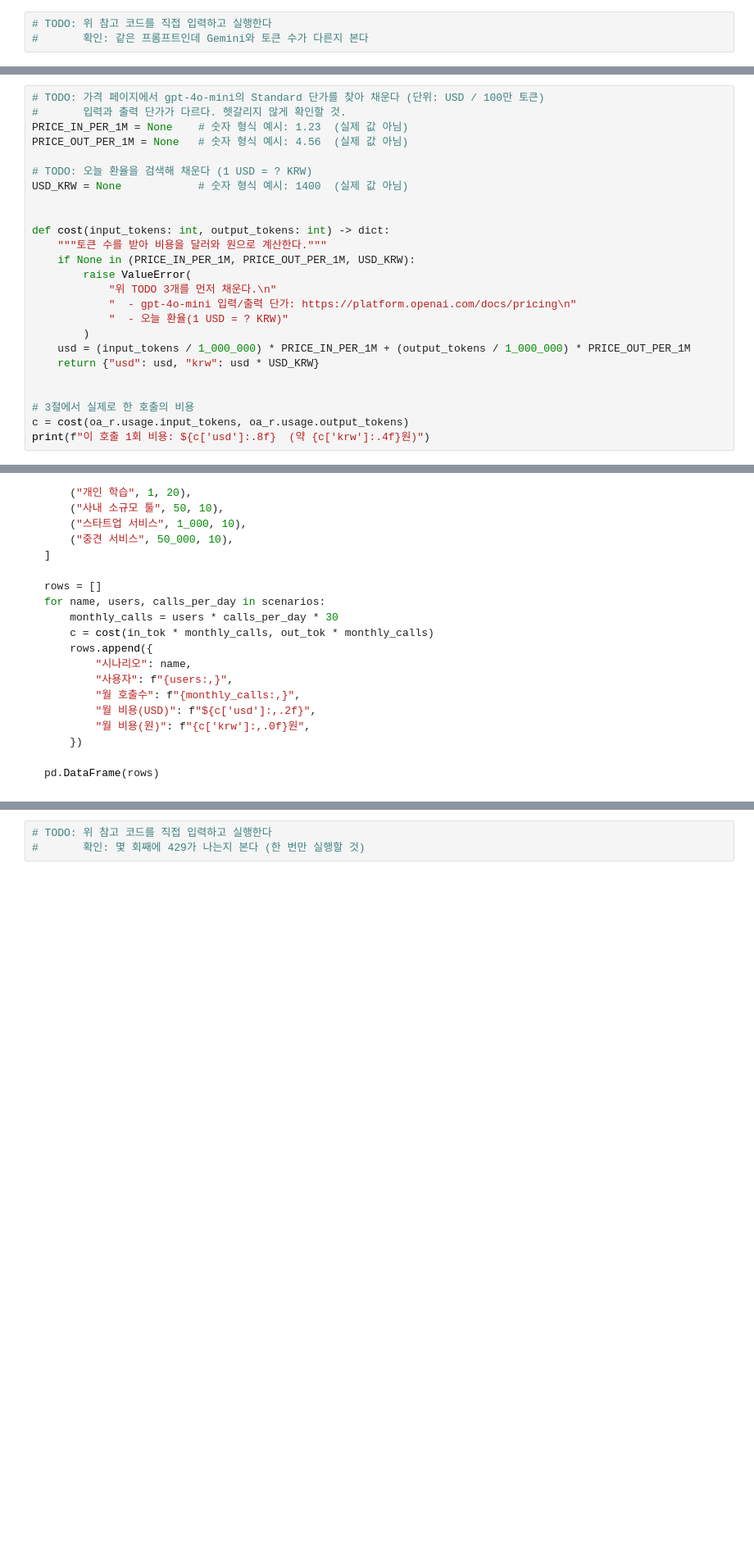
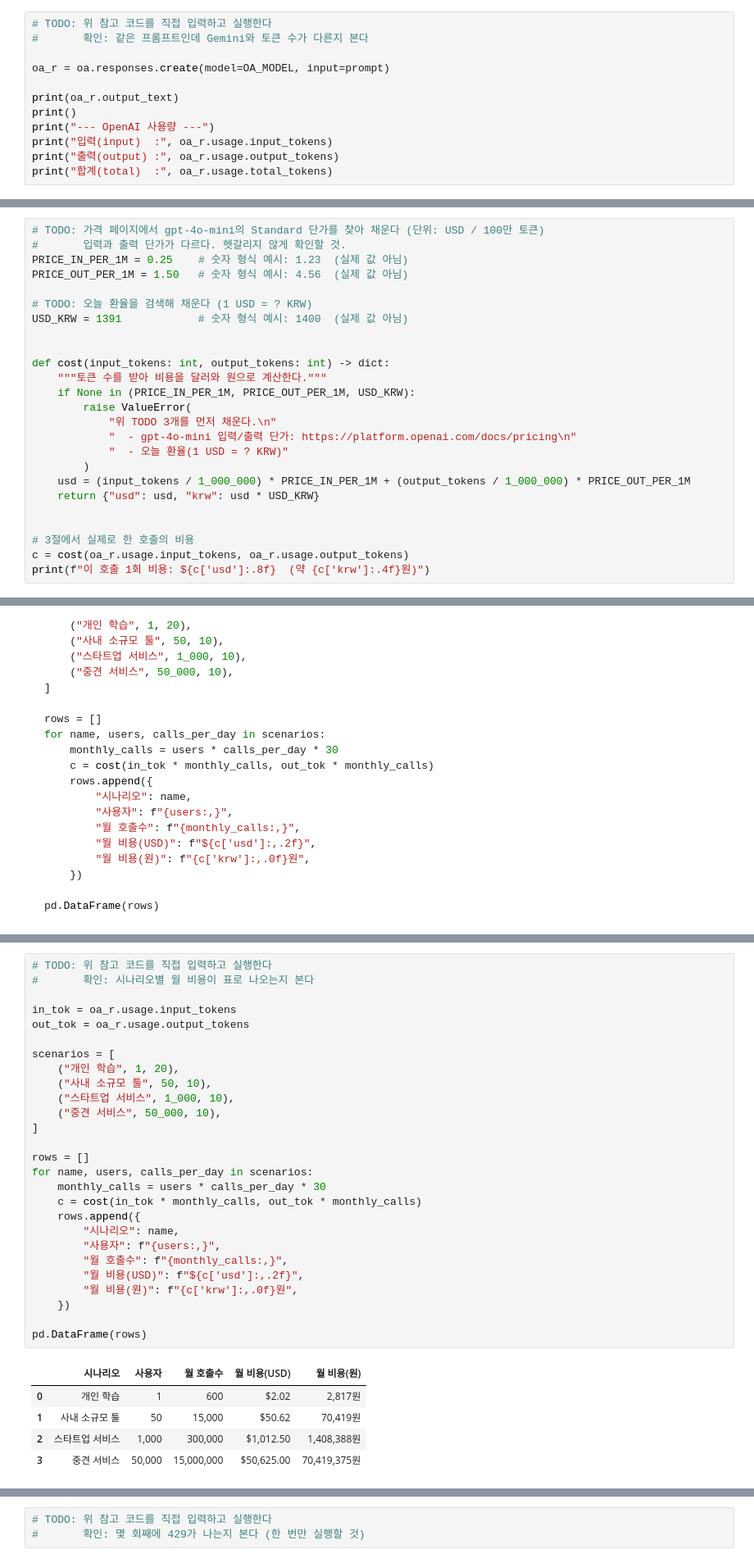
Before and after one commit to Kyeongrak-Choi/AI-Orchestration-Lab, a Jupyter notebook: 2026-aio2_llm-api/notebooks/02_tokens_and_cost.ipynb, the cells around one changed output, grey strips where cells are left out. Shown at 82% size. Saved outputs shown, nothing was run; the diff lists cells and outputs as text; blank space fills up the shorter version.

```diff
--- a/2026-aio2_llm-api/notebooks/02_tokens_and_cost.ipynb
+++ b/2026-aio2_llm-api/notebooks/02_tokens_and_cost.ipynb
@@ -177,3 +260,12 @@ print("합계(total)  :", oa_r.usage.total_tokens)
 # %%
 # TODO: 위 참고 코드를 직접 입력하고 실행한다
 #       확인: 같은 프롬프트인데 Gemini와 토큰 수가 다른지 본다
+
+oa_r = oa.responses.create(model=OA_MODEL, input=prompt)
+
+print(oa_r.output_text)
+print()
+print("--- OpenAI 사용량 ---")
+print("입력(input)  :", oa_r.usage.input_tokens)
+print("출력(output) :", oa_r.usage.output_tokens)
+print("합계(total)  :", oa_r.usage.total_tokens)
@@ -192,11 +293,11 @@ print("합계(total)  :", oa_r.usage.total_tokens)
 # %%
 # TODO: 가격 페이지에서 gpt-4o-mini의 Standard 단가를 찾아 채운다 (단위: USD / 100만 토큰)
 #       입력과 출력 단가가 다르다. 헷갈리지 않게 확인할 것.
-PRICE_IN_PER_1M = None    # 숫자 형식 예시: 1.23  (실제 값 아님)
-PRICE_OUT_PER_1M = None   # 숫자 형식 예시: 4.56  (실제 값 아님)
+PRICE_IN_PER_1M = 0.25    # 숫자 형식 예시: 1.23  (실제 값 아님)
+PRICE_OUT_PER_1M = 1.50   # 숫자 형식 예시: 4.56  (실제 값 아님)
 
 # TODO: 오늘 환율을 검색해 채운다 (1 USD = ? KRW)
-USD_KRW = None            # 숫자 형식 예시: 1400  (실제 값 아님)
+USD_KRW = 1391            # 숫자 형식 예시: 1400  (실제 값 아님)
 
 
 def cost(input_tokens: int, output_tokens: int) -> dict:
@@ -260,3 +360,36 @@ pd.DataFrame(rows)
+# %%
+# TODO: 위 참고 코드를 직접 입력하고 실행한다
+#       확인: 시나리오별 월 비용이 표로 나오는지 본다
+
+in_tok = oa_r.usage.input_tokens
+out_tok = oa_r.usage.output_tokens
+
+scenarios = [
+    ("개인 학습", 1, 20),
+    ("사내 소규모 툴", 50, 10),
+    ("스타트업 서비스", 1_000, 10),
+    ("중견 서비스", 50_000, 10),
+]
+
+rows = []
+for name, users, calls_per_day in scenarios:
+    monthly_calls = users * calls_per_day * 30
+    c = cost(in_tok * monthly_calls, out_tok * monthly_calls)
+    rows.append({
+        "시나리오": name,
+        "사용자": f"{users:,}",
+        "월 호출수": f"{monthly_calls:,}",
+        "월 비용(USD)": f"${c['usd']:,.2f}",
+        "월 비용(원)": f"{c['krw']:,.0f}원",
+    })
+
+pd.DataFrame(rows)
+# %% [output]
+|  | 시나리오 | 사용자 | 월 호출수 | 월 비용(USD) | 월 비용(원) |
+| 0 | 개인 학습 | 1 | 600 | $2.02 | 2,817원 |
+| 1 | 사내 소규모 툴 | 50 | 15,000 | $50.62 | 70,419원 |
+| 2 | 스타트업 서비스 | 1,000 | 300,000 | $1,012.50 | 1,408,388원 |
+| 3 | 중견 서비스 | 50,000 | 15,000,000 | $50,625.00 | 70,419,375원 |
 # %% [markdown]
 ### 여기서 얻어야 할 감각
 
```
Also changed, not shown: parts of 12 cells of this notebook, 2 other files.
